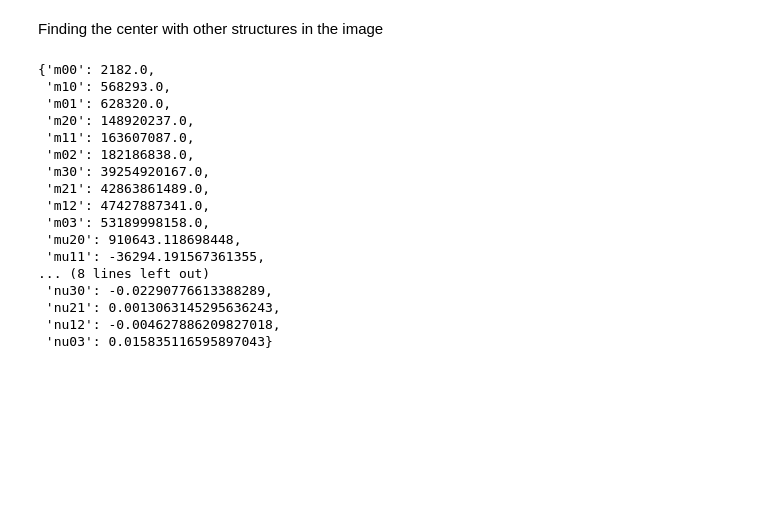
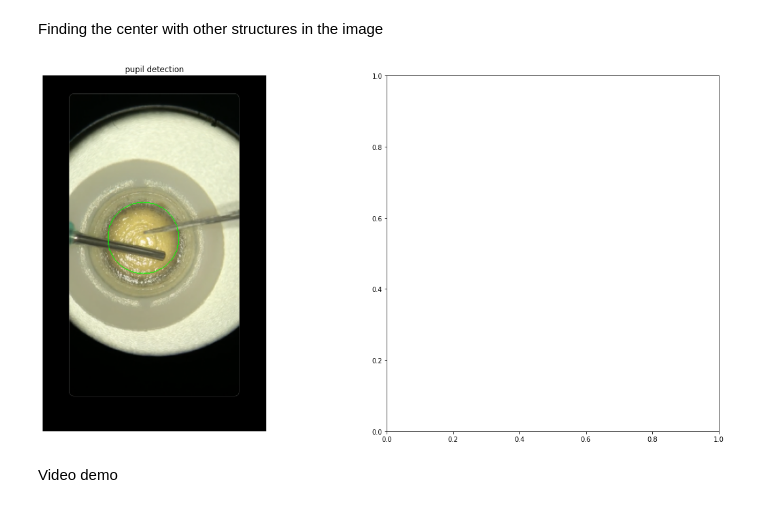
Before and after one commit to Custom-Surgical-GmbH/Cataract-Surgery-Training-Explorations, a Jupyter notebook: opencv_explorations/rhexis_limbus_detection.ipynb, the cells around one changed output. Drawn from its saved outputs; the diff is of its cells as text; code cells hidden in the pictures; blank space fills up the shorter version.

Commit message:
rhexis limbus detection notebook cleaned

```diff
--- a/opencv_explorations/rhexis_limbus_detection.ipynb
+++ b/opencv_explorations/rhexis_limbus_detection.ipynb
@@ -344 +336,23 @@ def ransac_centroid:
+# %%
+moments = cv2.moments(opening_closing, binaryImage=True)
+center = (round(moments['m10']/moments['m00']),
+                  round(moments['m01']/moments['m00']))
+std_est = np.sqrt(moments['mu20']/moments['m00']) + \
+          np.sqrt(moments['mu02']/moments['m00'])
+std_est /= 2
+radius = round(2*std_est)
+
+base_copy = base_rgb.copy()
+cv2.circle(base_copy, center, radius, (0,255,0))
+
+fig, plots = plt.subplots(1, 2, figsize=(20,10))
+plots[0].set_title('pupil detection')
+plots[0].imshow(base_copy)
+plots[0].axis('off')
+
+plt.show()
+# %% [output]
+[figure, added]
+# %% [markdown]
+Video demo
 # %%
@@ -433,20 +424,0 @@ for _ in range(10):
-# %%
-moments
-# %% [output]
-{'m00': 2182.0,
- 'm10': 568293.0,
- 'm01': 628320.0,
- 'm20': 148920237.0,
- 'm11': 163607087.0,
- 'm02': 182186838.0,
- 'm30': 39254920167.0,
- 'm21': 42863861489.0,
- 'm12': 47427887341.0,
- 'm03': 53189998158.0,
- 'mu20': 910643.118698448,
- 'mu11': -36294.191567361355,
-... (8 lines left out)
- 'nu30': -0.02290776613388289,
- 'nu21': 0.0013063145295636243,
- 'nu12': -0.004627886209827018,
- 'nu03': 0.015835116595897043}
```
Also changed, not shown: parts of 7 cells of this notebook.
